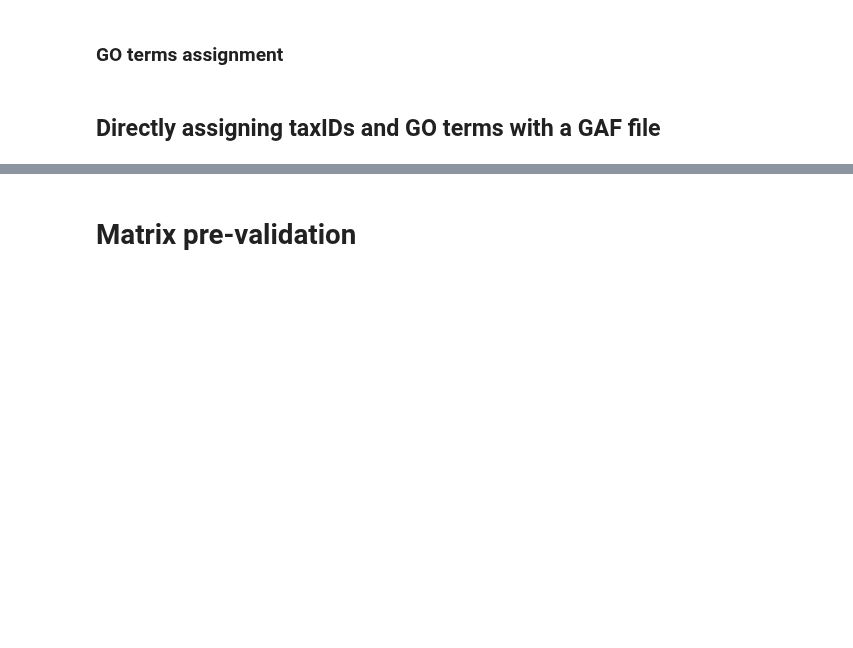
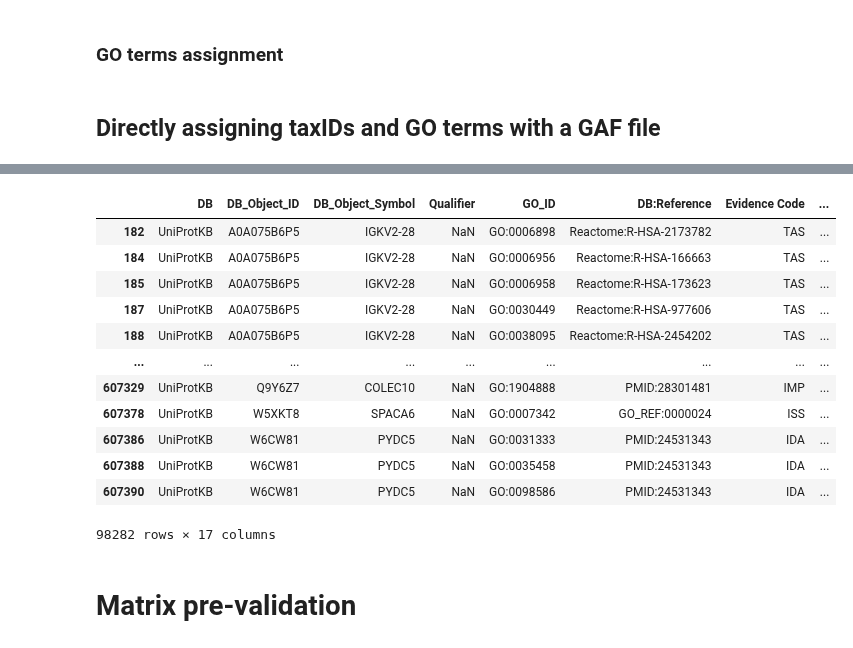
Before and after one commit to geovalexis/PP2GO, a Jupyter notebook: Methods.ipynb, the cells around one changed output, grey strips where cells are left out. Drawn from its saved outputs; the diff is of its cells as text; code cells hidden in the pictures; blank space fills up the shorter version.

Commit message:
Applied some filters to the GAF file

```diff
--- a/Methods.ipynb
+++ b/Methods.ipynb
@@ -445,3 +462,31 @@ go_annotations.head()
+# %%
+# APPLY FILTERS
+
+# By ontology
+go_annotations = go_annotations[go_annotations["Aspect"]=="P"] # P (biological process), F (molecular function) or C (cellular component)
+
+# By evidence code. Based on https://www.ncbi.nlm.nih.gov/pmc/articles/PMC3536626/ (in Materials and Methods section) and http://geneontology.org/docs/guide-go-evidence-codes/
+experimental_evid_codes = {"EXP", "IMP", "HMP", "IGI", "HGI", "IPI", "IEP", "HEP", "IDA", "HDA"} # The ones cited in the paper plus the corresponding "high throughput" version of them
+computational_evid_codes = {"ISS", "RCA"}
+author_statement_evid_codes = {"NAS", "TAS"}
+curator_statement_evid_codes = {"IC"}
+evidence_codes_filter = experimental_evid_codes | computational_evid_codes | author_statement_evid_codes | curator_statement_evid_codes # the "|" meansSet union
+go_annotations = go_annotations[go_annotations["Evidence Code"].isin(evidence_codes_filter)]
+go_annotations
+# %% [output]
+|  | DB | DB_Object_ID | DB_Object_Symbol | Qualifier | GO_ID | DB:Reference | Evidence Code | ... |
+| 182 | UniProtKB | A0A075B6P5 | IGKV2-28 | NaN | GO:0006898 | Reactome:R-HSA-2173782 | TAS | ... |
+| 184 | UniProtKB | A0A075B6P5 | IGKV2-28 | NaN | GO:0006956 | Reactome:R-HSA-166663 | TAS | ... |
+| 185 | UniProtKB | A0A075B6P5 | IGKV2-28 | NaN | GO:0006958 | Reactome:R-HSA-173623 | TAS | ... |
+| 187 | UniProtKB | A0A075B6P5 | IGKV2-28 | NaN | GO:0030449 | Reactome:R-HSA-977606 | TAS | ... |
+| 188 | UniProtKB | A0A075B6P5 | IGKV2-28 | NaN | GO:0038095 | Reactome:R-HSA-2454202 | TAS | ... |
+| ... | ... | ... | ... | ... | ... | ... | ... | ... |
+| 607329 | UniProtKB | Q9Y6Z7 | COLEC10 | NaN | GO:1904888 | PMID:28301481 | IMP | ... |
+| 607378 | UniProtKB | W5XKT8 | SPACA6 | NaN | GO:0007342 | GO_REF:0000024 | ISS | ... |
+| 607386 | UniProtKB | W6CW81 | PYDC5 | NaN | GO:0031333 | PMID:24531343 | IDA | ... |
+| 607388 | UniProtKB | W6CW81 | PYDC5 | NaN | GO:0035458 | PMID:24531343 | IDA | ... |
+| 607390 | UniProtKB | W6CW81 | PYDC5 | NaN | GO:0098586 | PMID:24531343 | IDA | ... |
+98282 rows × 17 columns
 # %% [markdown]
 # Matrix pre-validation
 # %%
```
Also changed, not shown: parts of 4 cells of this notebook.
